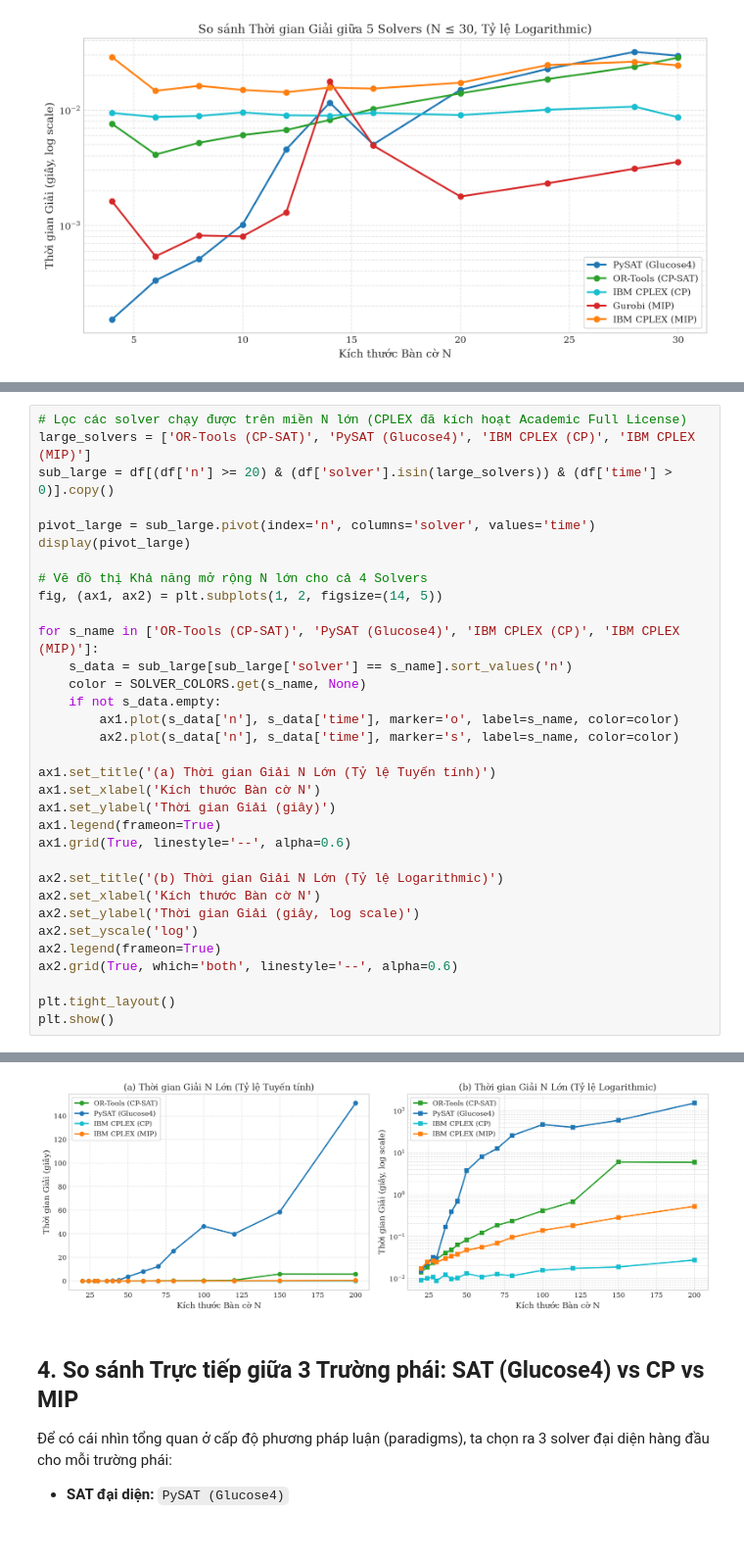
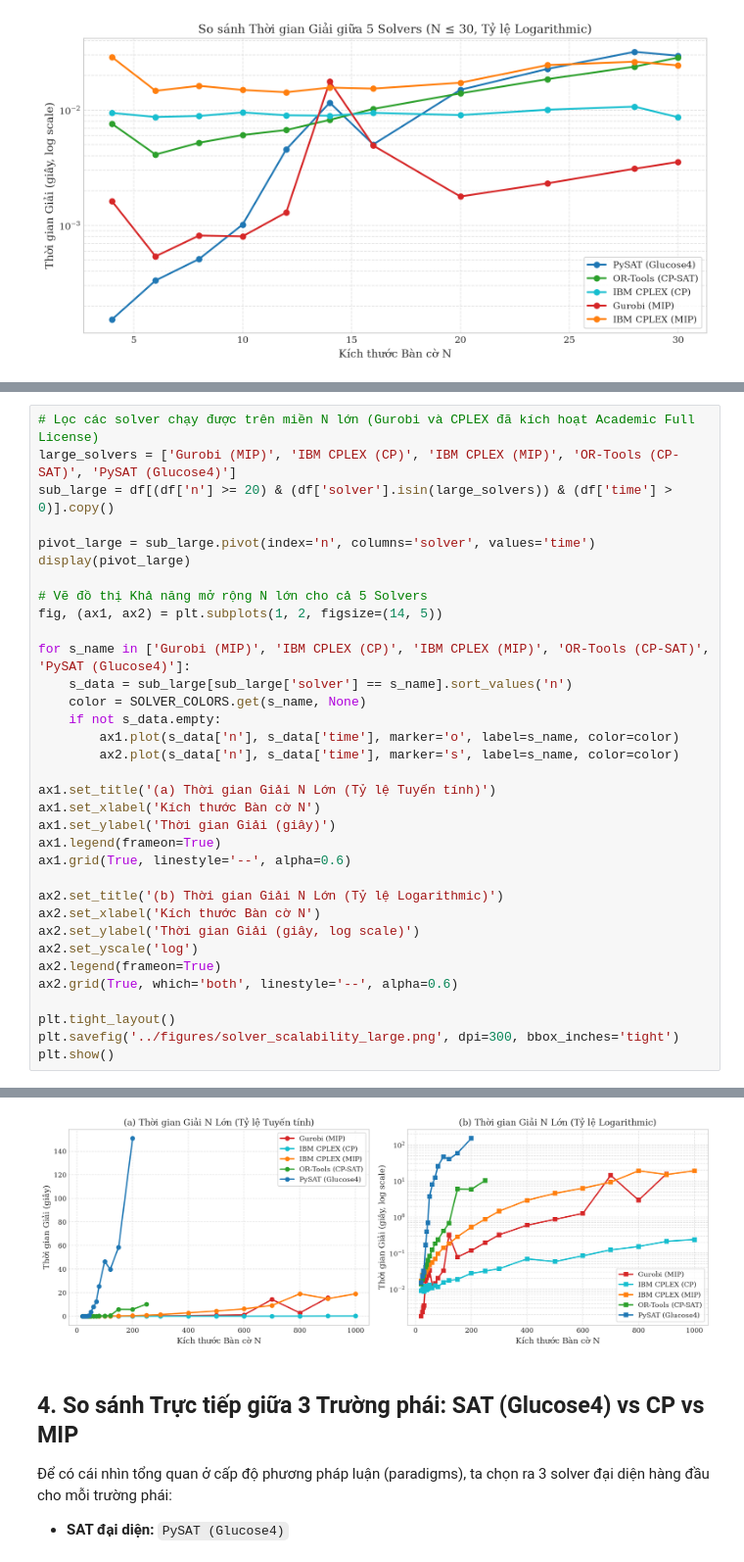
Before and after one commit to NhHung07/N_Queens, a Jupyter notebook: results/visualization/solver.ipynb, the cells around one changed output, grey strips where cells are left out. Shown at 98% size. Saved outputs shown, nothing was run; the diff lists cells and outputs as text.

```diff
--- a/results/visualization/solver.ipynb
+++ b/results/visualization/solver.ipynb
@@ -145,15 +145,15 @@ plt.show()
 # %%
-# Lọc các solver chạy được trên miền N lớn (CPLEX đã kích hoạt Academic Full License)
-large_solvers = ['OR-Tools (CP-SAT)', 'PySAT (Glucose4)', 'IBM CPLEX (CP)', 'IBM CPLEX (MIP)']
+# Lọc các solver chạy được trên miền N lớn (Gurobi và CPLEX đã kích hoạt Academic Full License)
+large_solvers = ['Gurobi (MIP)', 'IBM CPLEX (CP)', 'IBM CPLEX (MIP)', 'OR-Tools (CP-SAT)', 'PySAT (Glucose4)']
 sub_large = df[(df['n'] >= 20) & (df['solver'].isin(large_solvers)) & (df['time'] > 0)].copy()
 
 pivot_large = sub_large.pivot(index='n', columns='solver', values='time')
 display(pivot_large)
 
-# Vẽ đồ thị Khả năng mở rộng N lớn cho cả 4 Solvers
+# Vẽ đồ thị Khả năng mở rộng N lớn cho cả 5 Solvers
 fig, (ax1, ax2) = plt.subplots(1, 2, figsize=(14, 5))
 
-for s_name in ['OR-Tools (CP-SAT)', 'PySAT (Glucose4)', 'IBM CPLEX (CP)', 'IBM CPLEX (MIP)']:
+for s_name in ['Gurobi (MIP)', 'IBM CPLEX (CP)', 'IBM CPLEX (MIP)', 'OR-Tools (CP-SAT)', 'PySAT (Glucose4)']:
     s_data = sub_large[sub_large['solver'] == s_name].sort_values('n')
     color = SOLVER_COLORS.get(s_name, None)
     if not s_data.empty:
@@ -174,5 +174,6 @@ ax2.legend(frameon=True)
 ax2.grid(True, which='both', linestyle='--', alpha=0.6)
 
 plt.tight_layout()
+plt.savefig('../figures/solver_scalability_large.png', dpi=300, bbox_inches='tight')
 plt.show()
 # %% [output]
@@ -196,4 +198,4 @@ plt.show()
-[figure, old version]
+[figure, new version]
 # %% [markdown]
 ## 4. So sánh Trực tiếp giữa 3 Trường phái: SAT (Glucose4) vs CP vs MIP
 
```
Also changed, not shown: parts of 6 cells of this notebook, 12 other files.
